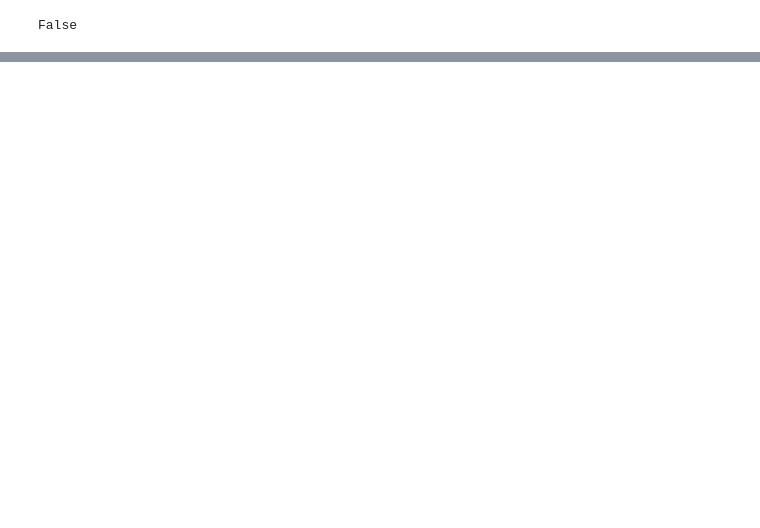
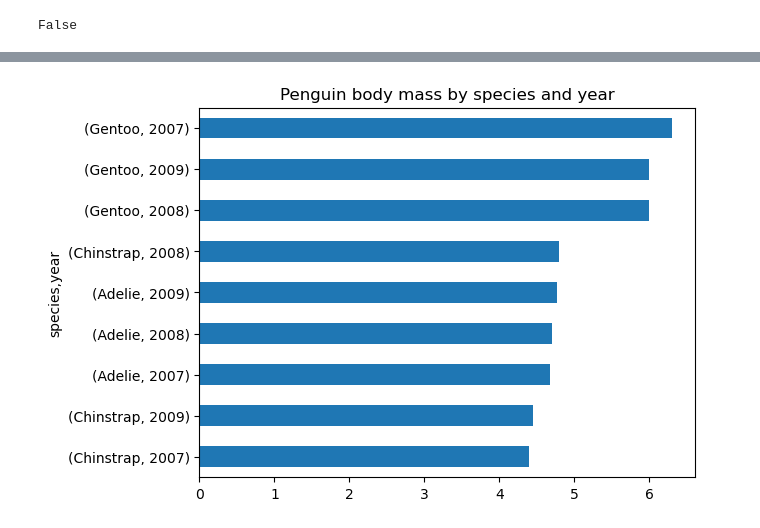
Before and after one commit to egp4aq/eds220-2024-in-class, a Jupyter notebook: week3-updating-data-frame.ipynb, the cells around one changed output, grey strips where cells are left out. Drawn from its saved outputs; the diff is of its cells as text; code cells hidden in the pictures; blank space fills up the shorter version.

```diff
--- a/week3-updating-data-frame.ipynb
+++ b/week3-updating-data-frame.ipynb
@@ -418,0 +440,11 @@ False
+# %%
+max_mass = (penguins.groupby(["species","year"])
+                    .body_mass_kg
+                    .max()
+                    .rename('max_body_mass')
+                    .sort_values(ascending=True)
+                    .plot(kind = "barh",
+                         title = "Penguin body mass by species and year")
+)
+# %% [output]
+[figure, added]
```
Also changed, not shown: parts of 1 cell of this notebook.
